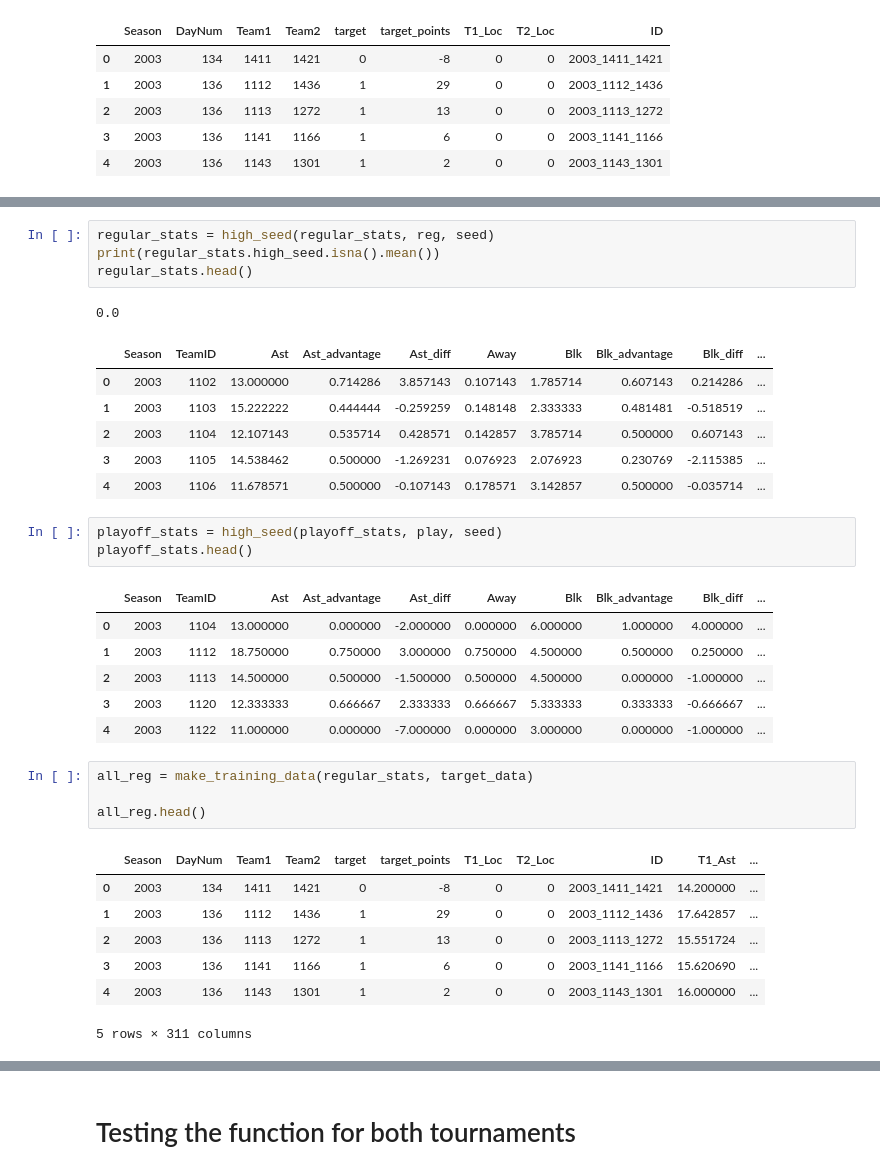
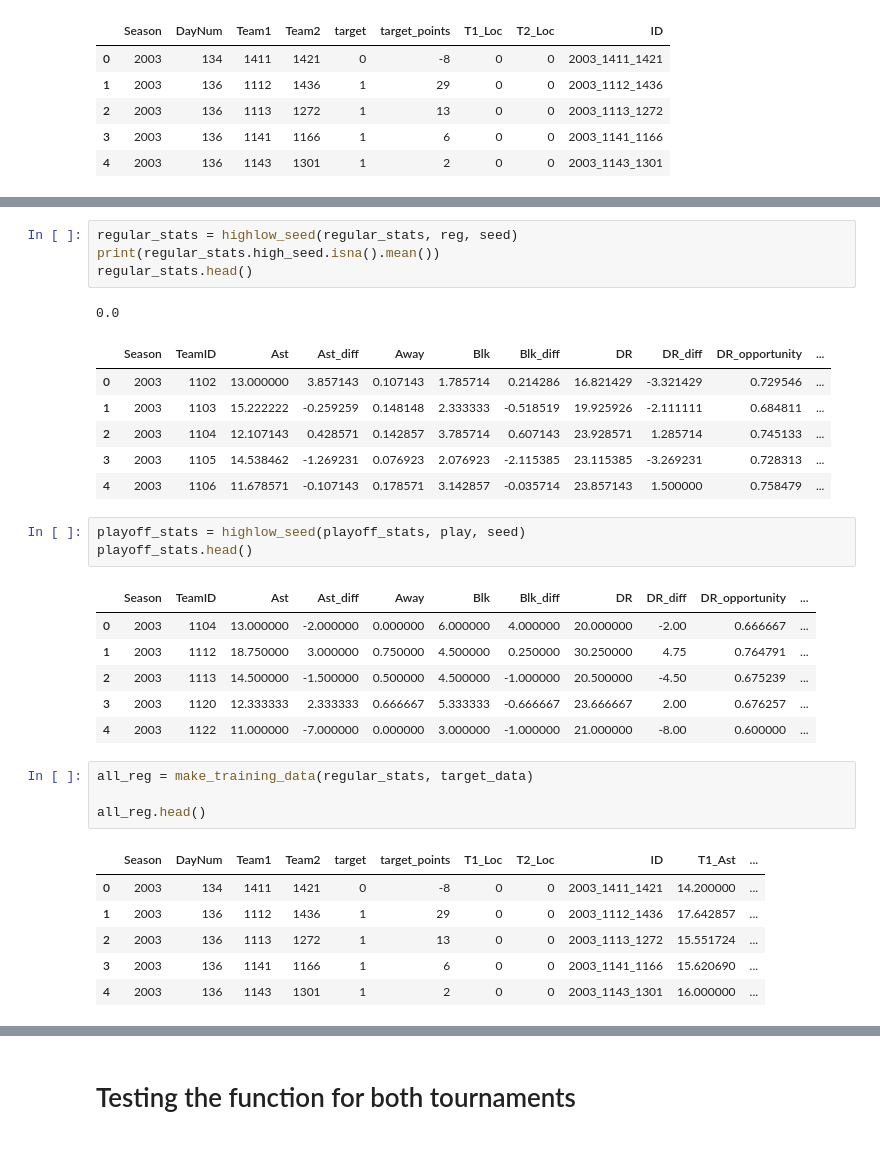
Before and after one commit to lucabasa/kaggle_competitions, a Jupyter notebook: march_madness/03_prepare_data.ipynb, the cells around one changed output, grey strips where cells are left out. Drawn from its saved outputs; the diff is of its cells as text.

Commit message:
added low seed

```diff
--- a/march_madness/03_prepare_data.ipynb
+++ b/march_madness/03_prepare_data.ipynb
@@ -115,25 +115,25 @@ playoff_stats.head()
 # %%
-regular_stats = high_seed(regular_stats, reg, seed)
+regular_stats = highlow_seed(regular_stats, reg, seed)
 print(regular_stats.high_seed.isna().mean())
 regular_stats.head()
 # %% [output]
 0.0
-|  | Season | TeamID | Ast | Ast_advantage | Ast_diff | Away | Blk | Blk_advantage | Blk_diff | ... |
-| 0 | 2003 | 1102 | 13.000000 | 0.714286 | 3.857143 | 0.107143 | 1.785714 | 0.607143 | 0.214286 | ... |
-| 1 | 2003 | 1103 | 15.222222 | 0.444444 | -0.259259 | 0.148148 | 2.333333 | 0.481481 | -0.518519 | ... |
-| 2 | 2003 | 1104 | 12.107143 | 0.535714 | 0.428571 | 0.142857 | 3.785714 | 0.500000 | 0.607143 | ... |
-| 3 | 2003 | 1105 | 14.538462 | 0.500000 | -1.269231 | 0.076923 | 2.076923 | 0.230769 | -2.115385 | ... |
-| 4 | 2003 | 1106 | 11.678571 | 0.500000 | -0.107143 | 0.178571 | 3.142857 | 0.500000 | -0.035714 | ... |
+|  | Season | TeamID | Ast | Ast_diff | Away | Blk | Blk_diff | DR | DR_diff | DR_opportunity | ... |
+| 0 | 2003 | 1102 | 13.000000 | 3.857143 | 0.107143 | 1.785714 | 0.214286 | 16.821429 | -3.321429 | 0.729546 | ... |
+| 1 | 2003 | 1103 | 15.222222 | -0.259259 | 0.148148 | 2.333333 | -0.518519 | 19.925926 | -2.111111 | 0.684811 | ... |
+| 2 | 2003 | 1104 | 12.107143 | 0.428571 | 0.142857 | 3.785714 | 0.607143 | 23.928571 | 1.285714 | 0.745133 | ... |
+| 3 | 2003 | 1105 | 14.538462 | -1.269231 | 0.076923 | 2.076923 | -2.115385 | 23.115385 | -3.269231 | 0.728313 | ... |
+| 4 | 2003 | 1106 | 11.678571 | -0.107143 | 0.178571 | 3.142857 | -0.035714 | 23.857143 | 1.500000 | 0.758479 | ... |
 # %%
-playoff_stats = high_seed(playoff_stats, play, seed)
+playoff_stats = highlow_seed(playoff_stats, play, seed)
 playoff_stats.head()
 # %% [output]
-|  | Season | TeamID | Ast | Ast_advantage | Ast_diff | Away | Blk | Blk_advantage | Blk_diff | ... |
-| 0 | 2003 | 1104 | 13.000000 | 0.000000 | -2.000000 | 0.000000 | 6.000000 | 1.000000 | 4.000000 | ... |
-| 1 | 2003 | 1112 | 18.750000 | 0.750000 | 3.000000 | 0.750000 | 4.500000 | 0.500000 | 0.250000 | ... |
-| 2 | 2003 | 1113 | 14.500000 | 0.500000 | -1.500000 | 0.500000 | 4.500000 | 0.000000 | -1.000000 | ... |
-| 3 | 2003 | 1120 | 12.333333 | 0.666667 | 2.333333 | 0.666667 | 5.333333 | 0.333333 | -0.666667 | ... |
-| 4 | 2003 | 1122 | 11.000000 | 0.000000 | -7.000000 | 0.000000 | 3.000000 | 0.000000 | -1.000000 | ... |
+|  | Season | TeamID | Ast | Ast_diff | Away | Blk | Blk_diff | DR | DR_diff | DR_opportunity | ... |
+| 0 | 2003 | 1104 | 13.000000 | -2.000000 | 0.000000 | 6.000000 | 4.000000 | 20.000000 | -2.00 | 0.666667 | ... |
+| 1 | 2003 | 1112 | 18.750000 | 3.000000 | 0.750000 | 4.500000 | 0.250000 | 30.250000 | 4.75 | 0.764791 | ... |
+| 2 | 2003 | 1113 | 14.500000 | -1.500000 | 0.500000 | 4.500000 | -1.000000 | 20.500000 | -4.50 | 0.675239 | ... |
+| 3 | 2003 | 1120 | 12.333333 | 2.333333 | 0.666667 | 5.333333 | -0.666667 | 23.666667 | 2.00 | 0.676257 | ... |
+| 4 | 2003 | 1122 | 11.000000 | -7.000000 | 0.000000 | 3.000000 | -1.000000 | 21.000000 | -8.00 | 0.600000 | ... |
 # %%
 all_reg = make_training_data(regular_stats, target_data)
 
@@ -145,7 +145,6 @@ all_reg.head()
 | 2 | 2003 | 136 | 1113 | 1272 | 1 | 13 | 0 | 0 | 2003_1113_1272 | 15.551724 | ... |
 | 3 | 2003 | 136 | 1141 | 1166 | 1 | 6 | 0 | 0 | 2003_1141_1166 | 15.620690 | ... |
 | 4 | 2003 | 136 | 1143 | 1301 | 1 | 2 | 0 | 0 | 2003_1143_1301 | 16.000000 | ... |
-5 rows × 311 columns
 # %%
 all_reg = add_stage(all_reg)
 
```
Also changed, not shown: parts of 11 cells of this notebook, 1 other file.
